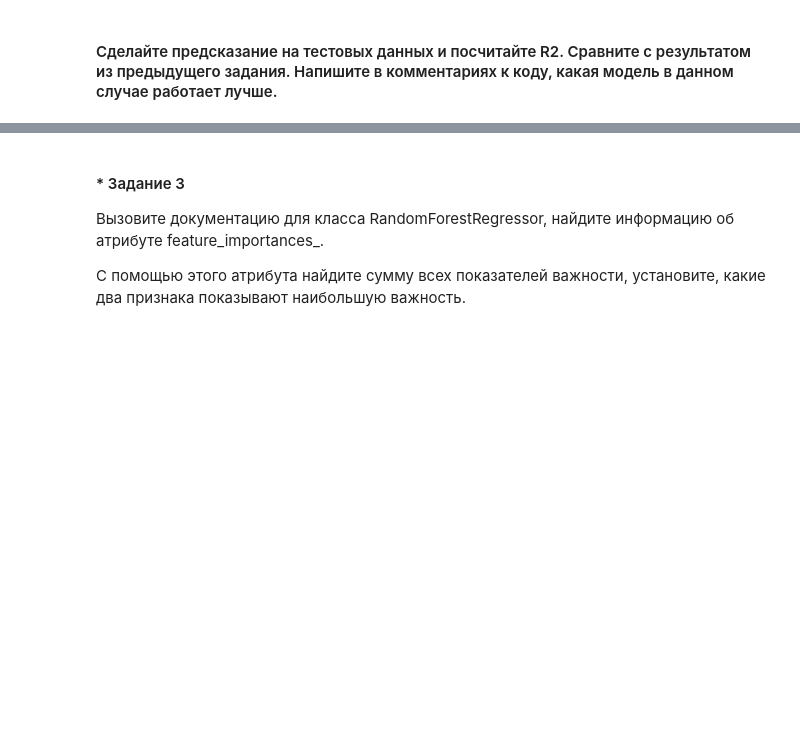
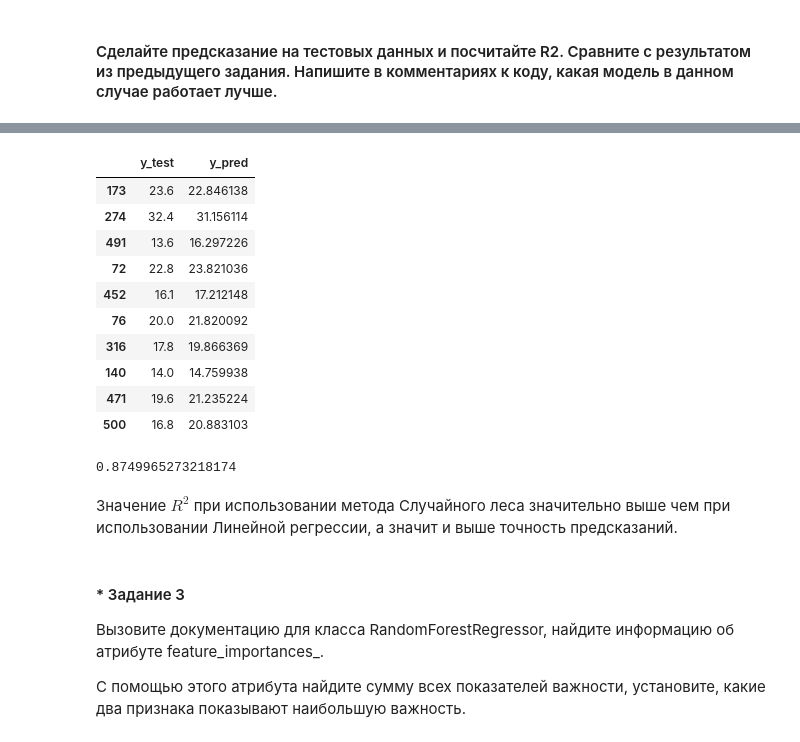
Before and after one commit to Donchenkov/Python-for-DS, a Jupyter notebook: HW_Lesson_4 full.ipynb, the cells around one changed output, grey strips where cells are left out. Cells and saved outputs as stored; diff of their text form; code cells hidden in the pictures; blank space fills up the shorter version.

```diff
--- a/HW_Lesson_4 full.ipynb
+++ b/HW_Lesson_4 full.ipynb
@@ -241,5 +234,8 @@ clf = GridSearchCV(estimator=RandomForestRegressor(random_state=42),
+# %%
+regr = RandomForestRegressor(max_depth=12, random_state=42,
+                             n_estimators=1000)
 # %% [markdown]
 #### Обучите модель на тренировочных данных аналогично тому, как вы обучали модель LinearRegression, но при этом в метод fit вместо датафрейма y_train поставьте y_train.values[:, 0], чтобы получить из датафрейма одномерный массив Numpy, так как для класса RandomForestRegressor в данном методе для аргумента y предпочтительно применение массивов вместо датафрейма.
 # %%
-clf.fit(X_train, y_train.values[:,0])
+regr.fit(X_train, y_train.values[:,0])
 # %% [output]
@@ -262,3 +250,28 @@ NotFittedError: This GridSearchCV instance is not fitted yet. Call 'fit' with ap
+# %%
+y_pred = regr.predict(X_test)
+# %%
+check_test = pd.DataFrame({'y_test': y_test['price'],
+                          'y_pred': y_pred.flatten()},
+                          columns=['y_test', 'y_pred'])
+check_test.head(10)
+# %% [output]
+|  | y_test | y_pred |
+| 173 | 23.6 | 22.846138 |
+| 274 | 32.4 | 31.156114 |
+| 491 | 13.6 | 16.297226 |
+| 72 | 22.8 | 23.821036 |
+| 452 | 16.1 | 17.212148 |
+| 76 | 20.0 | 21.820092 |
+| 316 | 17.8 | 19.866369 |
+| 140 | 14.0 | 14.759938 |
+| 471 | 19.6 | 21.235224 |
+| 500 | 16.8 | 20.883103 |
+# %%
+r2_score(y_test, y_pred)
+# %% [output]
+0.8749965273218174
+# %% [markdown]
+Значение $R^2$ при использовании метода Случайного леса значительно выше чем при использовании Линейной регрессии, а значит и выше точность предсказаний.
 # %% [markdown]
 #### * Задание 3
 Вызовите документацию для класса RandomForestRegressor,
```
Also changed, not shown: parts of 5 cells of this notebook.
